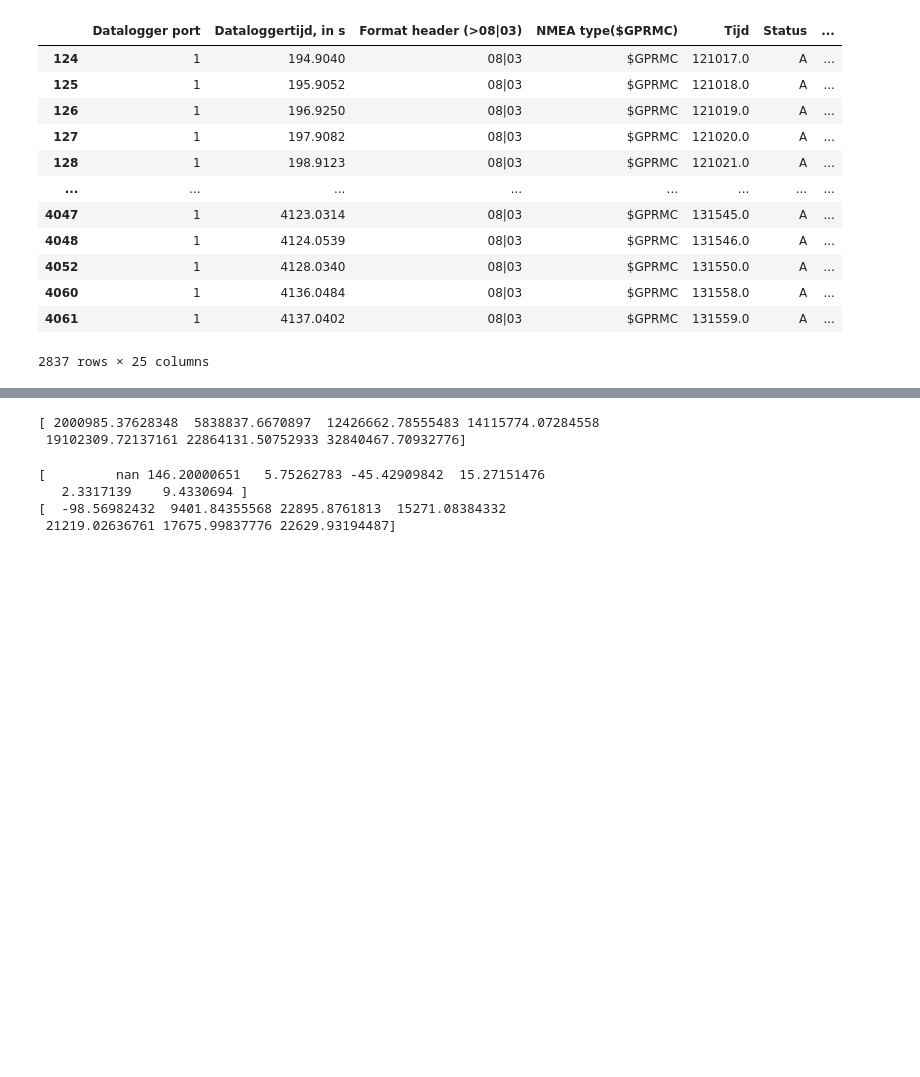
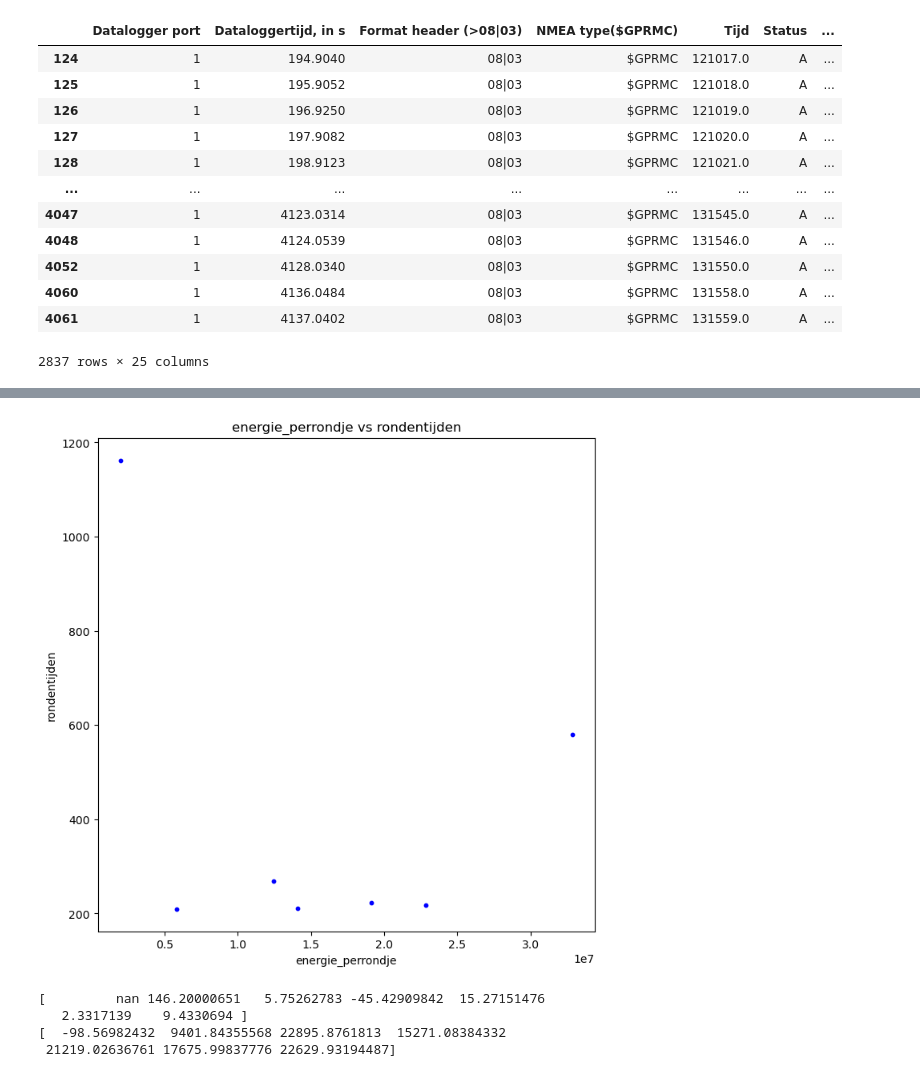
Before and after one commit to Qrax/Clean_Mobility, a Jupyter notebook: main.ipynb, the cells around one changed output, grey strips where cells are left out. Saved outputs shown, nothing was run; the diff lists cells and outputs as text; code cells hidden in the pictures; blank space fills up the shorter version.

```diff
--- a/main.ipynb
+++ b/main.ipynb
@@ -97,24 +98,24 @@ finish_rijen = np.array([0])
 
 
 # Itereer over elke rij in de DataFrame
-for i in range(len(filter)):
+for i in range(len(merged_df)):
     lat = merged_df[xas].iloc[i]  # Latitude van de i-de rij
     lon = merged_df[yas].iloc[i]  # Longitude van de i-de rij
 
     # Controleer of het punt binnen het vierkant valt
     if lat_min <= lat <= lat_max:
-        #print(f"rij {i}: top")
+        print(f"rij {i}: top")
         if lon_min <= lon <= lon_max:
-            #print(f"Rij {i}: The point is inside the square.")
+            print(f"Rij {i}: The point is inside the square.")
             finish_rijen = np.append(finish_rijen, i)
-
-rondetijden = np.array([])
-for j in range(len(finish_rijen)-1):
-    rondetijd = (filter["Dataloggertijd, in s"].iloc[finish_rijen[j+1]]
-                - filter["Dataloggertijd, in s"].iloc[finish_rijen[j]])
-    rondetijden = np.append(rondetijden, rondetijd)
-print(rondetijden)
 print(finish_rijen)
-afstand_rondje = merged_df["Vermogen geleverd aan de hele motordriver (W)"].iloc[finish_rijen[2]]- merged_df["Vermogen geleverd aan de hele motordriver (W)"].iloc[finish_rijen[1]]
-print(afstand_rondje)
+# rondetijden = np.array([])
+# for j in range(len(finish_rijen)-1):
+#     rondetijd = (filter["Dataloggertijd, in s"].iloc[finish_rijen[j+1]]
+#                 - filter["Dataloggertijd, in s"].iloc[finish_rijen[j]])
+#     rondetijden = np.append(rondetijden, rondetijd)
+# # print(rondetijden)
+# # print(finish_rijen)
+# afstand_rondje = merged_df["Vermogen geleverd aan de hele motordriver (W)"].iloc[700]- merged_df["Vermogen geleverd aan de hele motordriver (W)"].iloc[500]
+# print(afstand_rondje)
 # %% [output]
@@ -149,12 +214,27 @@ def gemiddelde_rondje(finish_rijen,merged_df, column_naam):
         gemiddelde = merged_df[column_naam].iloc[start:eind].mean()
         gemiddelde_per_rondje = np.append(gemiddelde_per_rondje,gemiddelde)
     return gemiddelde_per_rondje
+# %%
+aangepaste_df = pd.DataFrame()  # If not already a DataFrame
 # %%
-energie_perrondje = optellen_rondje(finish_rijen,merged_df, column_naam='Energie geleverd aan de motor sinds reset (J)')
-print(energie_perrondje)
+# Calculate the energy per lap and assign to 'energie_perrondje' column
+energie_perrondje = optellen_rondje(finish_rijen, merged_df, column_naam='Energie geleverd aan de motor sinds reset (J)')
+aangepaste_df["energie_perrondje"] = energie_perrondje  # Directly assign the array to the column
+
+# Assign the lap times ('rondetijden') to the DataFrame
+aangepaste_df["rondentijden"] = rondetijden  # Directly assign the array to the column
+
+# Define the columns for the x and y axes
+x_col = "energie_perrondje"
+y_col = "rondentijden"
+
+# Print or inspect the DataFrame if needed
+aangepaste_df
+
+# Plot the data using your plotting function
+lib.plot_data(aangepaste_df, x_col, y_col)
 # %% [output]
-[ 2000985.37628348  5838837.6670897  12426662.78555483 14115774.07284558
- 19102309.72137161 22864131.50752933 32840467.70932776]
+[figure, added]
 # %%
 delta_vermogen_per_rondje = np.array([])
 vermogen_per_rondje = np.array([])
```
Also changed, not shown: parts of 6 cells of this notebook.
